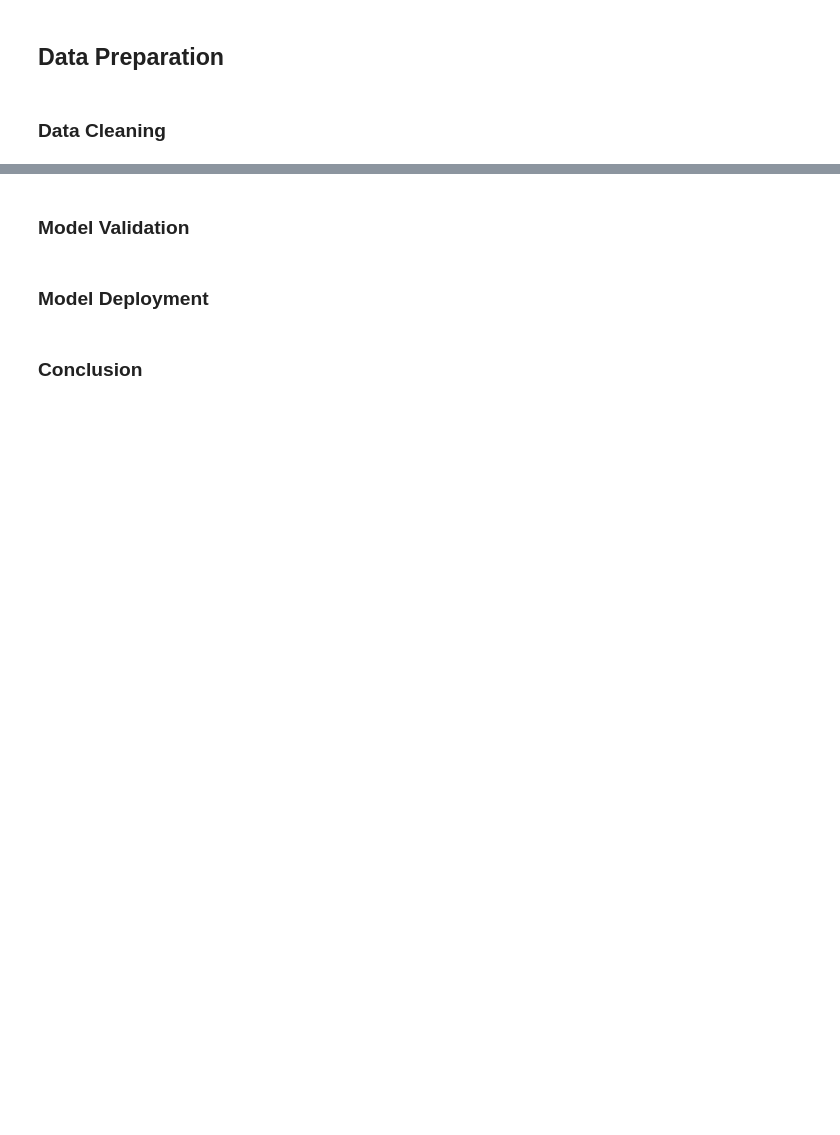
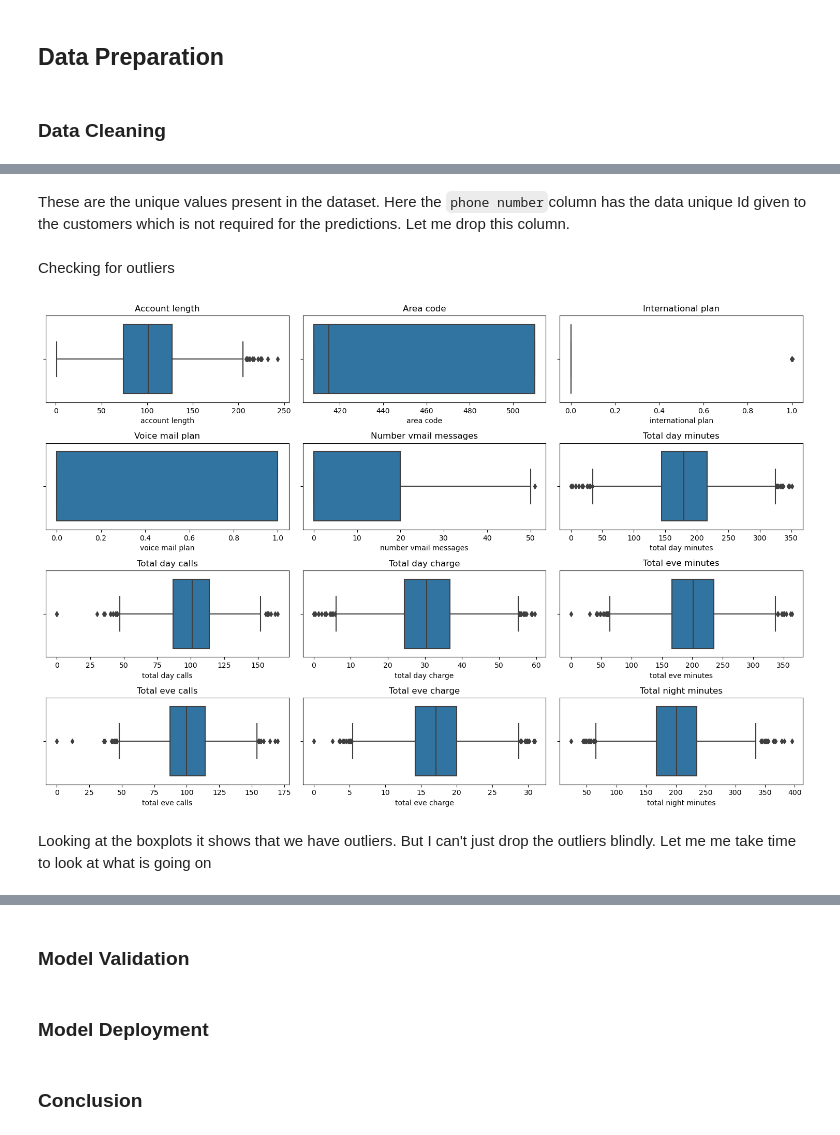
Before and after one commit to Atieng/Customer-Churn-Prediction, a Jupyter notebook: Customer-churn.ipynb, the cells around one changed output, grey strips where cells are left out. Cells and saved outputs as stored; diff of their text form; code cells hidden in the pictures; blank space fills up the shorter version.

Commit message:
data cleaning

```diff
--- a/Customer-churn.ipynb
+++ b/Customer-churn.ipynb
@@ -165,0 +207,4 @@ df.describe()
+# %%
+# Handle object types for international plan and voice mail plan
+df.loc[df['international plan'] == 'no', 'international plan'] = 0
+df.loc[df['international plan'] == 'yes', 'international plan'] = 1
@@ -165,0 +218,3 @@ df.describe()
+# %%
+df.loc[df['voice mail plan'] == 'no', 'voice mail plan'] = 0
+df.loc[df['voice mail plan']== 'yes', 'voice mail plan'] = 1
@@ -165,0 +230,6 @@ df.describe()
+# %%
+# casting int values to churn, voice mail plan, and international plan cols
+objs = ['international plan', 'voice mail plan', 'churn']
+
+for o in objs:
+    df = df.astype({o: int})
@@ -165,0 +281,21 @@ df.describe()
+# %% [markdown]
+These are the unique values present in the dataset. Here the `phone number`column has the data unique Id given to the customers which is not required for the predictions. Let me drop this column.
+# %%
+df.drop(columns = 'phone number',axis = 1, inplace = True)
+# %% [markdown]
+Checking for outliers
+# %%
+plt.figure(figsize=(15, 10))
+for i, column in enumerate(numeric_columns, 1):
+    if i <= 12:  # Limit to 12 subplots
+        plt.subplot(4, 3, i)
+        sns.boxplot(x=df[column])
+        plt.title(f'{column.capitalize()}')
+        plt.xlabel(column)
+
+plt.tight_layout()
+plt.show()
+# %% [output]
+[figure, added]
+# %% [markdown]
+Looking at the boxplots it shows that we have outliers. But I can't just drop the outliers blindly. Let me me take time to look at what is going on
```
Also changed, not shown: parts of 36 cells of this notebook.
